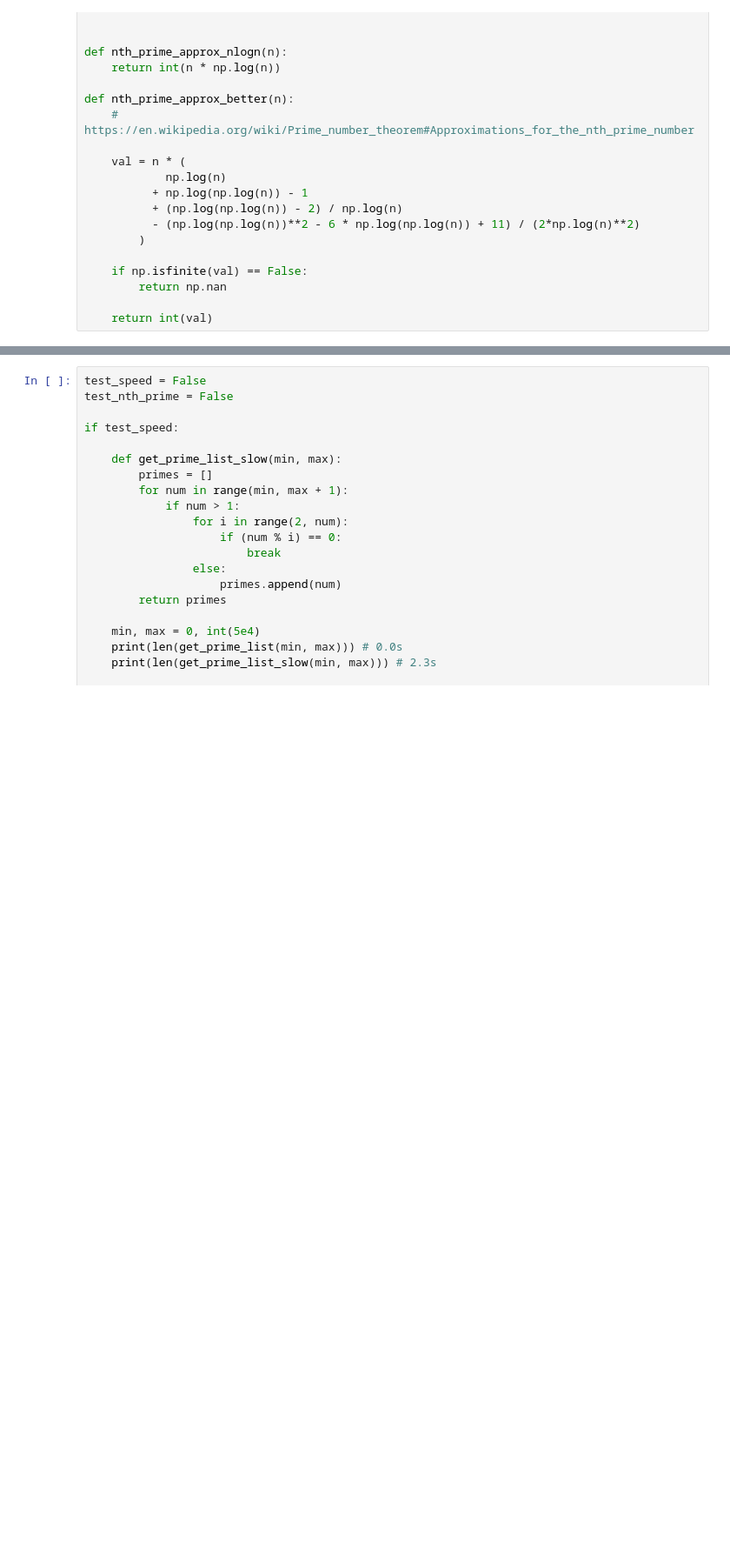
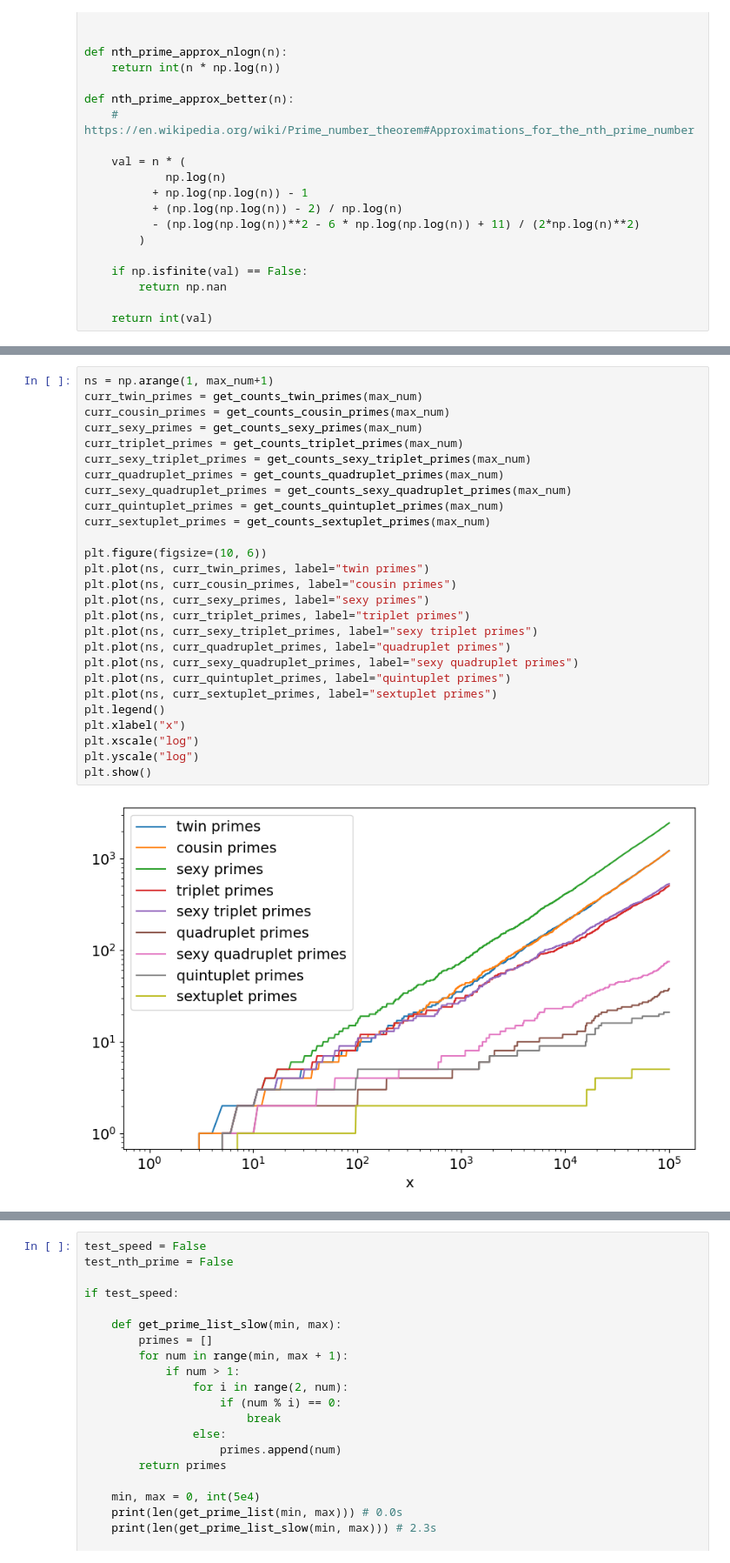
Before and after one commit to leehagaman/prime_guesser, a Jupyter notebook: prime_studies.ipynb, the cells around one changed output, grey strips where cells are left out. Shown: that part at 87% size. Drawn from its saved outputs; the diff is of its cells as text; blank space fills up the shorter version.

```diff
--- a/prime_studies.ipynb
+++ b/prime_studies.ipynb
@@ -185,0 +286,29 @@ plt.show()
+# %%
+ns = np.arange(1, max_num+1)
+curr_twin_primes = get_counts_twin_primes(max_num)
+curr_cousin_primes = get_counts_cousin_primes(max_num)
+curr_sexy_primes = get_counts_sexy_primes(max_num)
+curr_triplet_primes = get_counts_triplet_primes(max_num)
+curr_sexy_triplet_primes = get_counts_sexy_triplet_primes(max_num)
+curr_quadruplet_primes = get_counts_quadruplet_primes(max_num)
+curr_sexy_quadruplet_primes = get_counts_sexy_quadruplet_primes(max_num)
+curr_quintuplet_primes = get_counts_quintuplet_primes(max_num)
+curr_sextuplet_primes = get_counts_sextuplet_primes(max_num)
+
+plt.figure(figsize=(10, 6))
+plt.plot(ns, curr_twin_primes, label="twin primes")
+plt.plot(ns, curr_cousin_primes, label="cousin primes")
+plt.plot(ns, curr_sexy_primes, label="sexy primes")
+plt.plot(ns, curr_triplet_primes, label="triplet primes")
+plt.plot(ns, curr_sexy_triplet_primes, label="sexy triplet primes")
+plt.plot(ns, curr_quadruplet_primes, label="quadruplet primes")
+plt.plot(ns, curr_sexy_quadruplet_primes, label="sexy quadruplet primes")
+plt.plot(ns, curr_quintuplet_primes, label="quintuplet primes")
+plt.plot(ns, curr_sextuplet_primes, label="sextuplet primes")
+plt.legend()
+plt.xlabel("x")
+plt.xscale("log")
+plt.yscale("log")
+plt.show()
+# %% [output]
+[figure, added]
```
Also changed, not shown: parts of 15 cells of this notebook.
